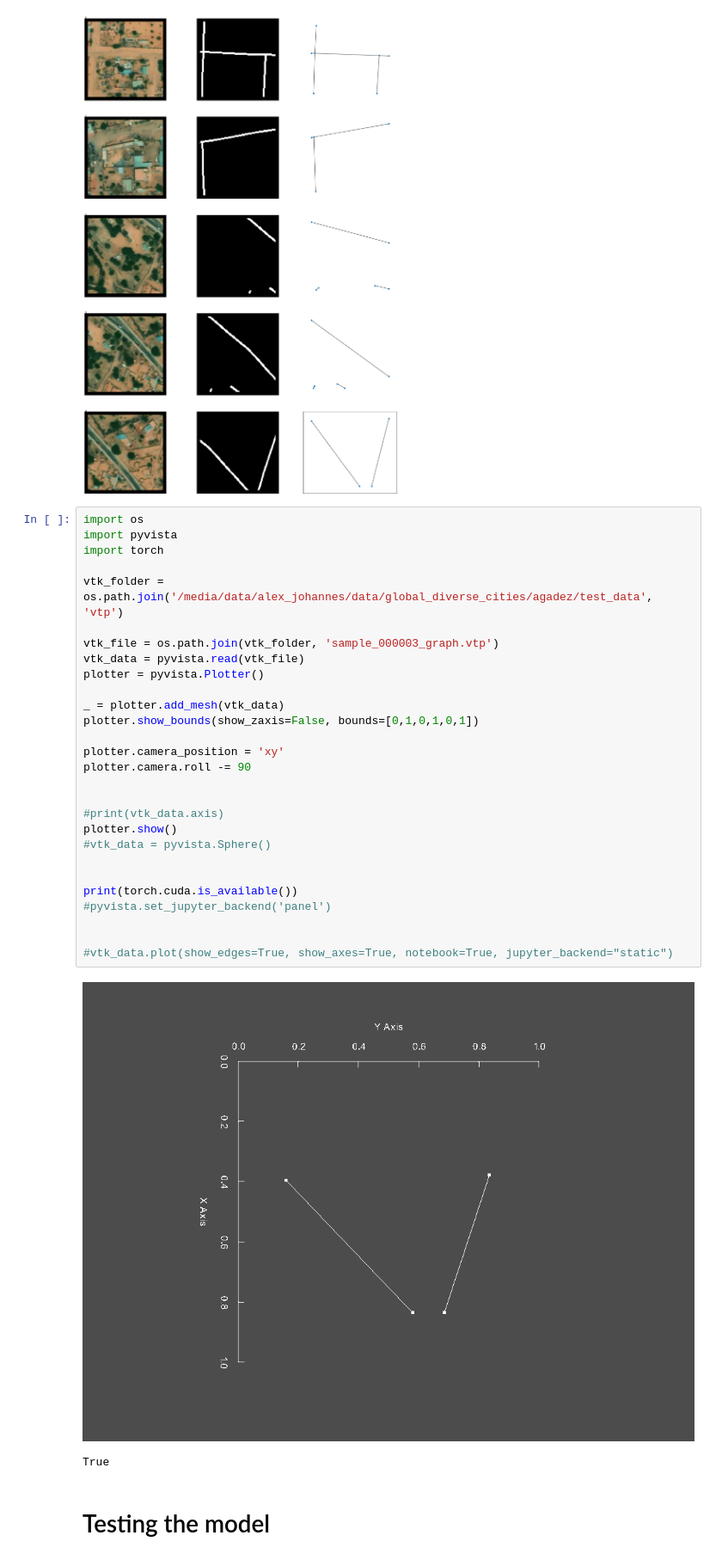
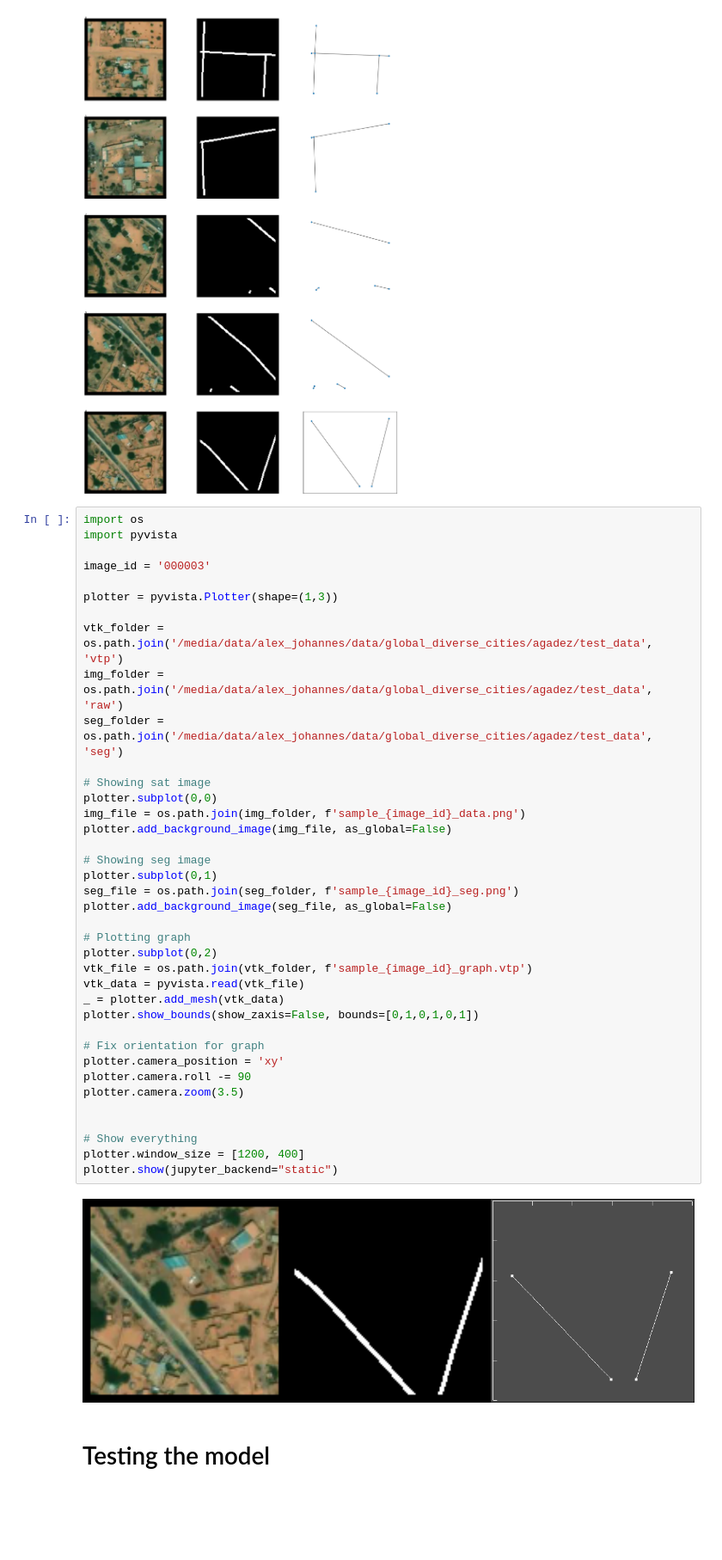
Before and after one commit to ankke/thesis, a Jupyter notebook: visualize_data.ipynb, the cells around one changed output. Shown at 86% size. Saved outputs shown, nothing was run; the diff lists cells and outputs as text; blank space fills up the shorter version.

```diff
--- a/visualize_data.ipynb
+++ b/visualize_data.ipynb
@@ -200,37 +200,46 @@ for i in range(start_index, start_index + num_samples):
 plt.show()
 # %% [output]
 [figure]
-# %%
-import os
-import pyvista
-import torch
-
-vtk_folder = os.path.join('/media/data/alex_johannes/data/global_diverse_cities/agadez/test_data', 'vtp')
-
-vtk_file = os.path.join(vtk_folder, 'sample_000003_graph.vtp')
-vtk_data = pyvista.read(vtk_file)
-plotter = pyvista.Plotter()
-
-_ = plotter.add_mesh(vtk_data)
-plotter.show_bounds(show_zaxis=False, bounds=[0,1,0,1,0,1])
-
-plotter.camera_position = 'xy'
-plotter.camera.roll -= 90
-
-
-#print(vtk_data.axis)
-plotter.show()
-#vtk_data = pyvista.Sphere()
-
-
-print(torch.cuda.is_available())
-#pyvista.set_jupyter_backend('panel')
-
-
-#vtk_data.plot(show_edges=True, show_axes=True, notebook=True, jupyter_backend="static")
-# %% [output]
-[figure, removed]
-True
+# %%
+import os
+import pyvista
+
+image_id = '000003'
+
+plotter = pyvista.Plotter(shape=(1,3))
+
+vtk_folder = os.path.join('/media/data/alex_johannes/data/global_diverse_cities/agadez/test_data', 'vtp')
+img_folder = os.path.join('/media/data/alex_johannes/data/global_diverse_cities/agadez/test_data', 'raw')
+seg_folder = os.path.join('/media/data/alex_johannes/data/global_diverse_cities/agadez/test_data', 'seg')
+
+# Showing sat image
+plotter.subplot(0,0)
+img_file = os.path.join(img_folder, f'sample_{image_id}_data.png')
+plotter.add_background_image(img_file, as_global=False)
+
+# Showing seg image
+plotter.subplot(0,1)
+seg_file = os.path.join(seg_folder, f'sample_{image_id}_seg.png')
+plotter.add_background_image(seg_file, as_global=False)
+
+# Plotting graph
+plotter.subplot(0,2)
+vtk_file = os.path.join(vtk_folder, f'sample_{image_id}_graph.vtp')
+vtk_data = pyvista.read(vtk_file)
+_ = plotter.add_mesh(vtk_data)
+plotter.show_bounds(show_zaxis=False, bounds=[0,1,0,1,0,1])
+
+# Fix orientation for graph
+plotter.camera_position = 'xy'
+plotter.camera.roll -= 90
+plotter.camera.zoom(3.5)
+
+
+# Show everything
+plotter.window_size = [1200, 400]
+plotter.show(jupyter_backend="static")
+# %% [output]
+[figure, added]
 # %% [markdown]
 # Testing the model
 # %% [markdown]
```
Also changed, not shown: 1 other file.
